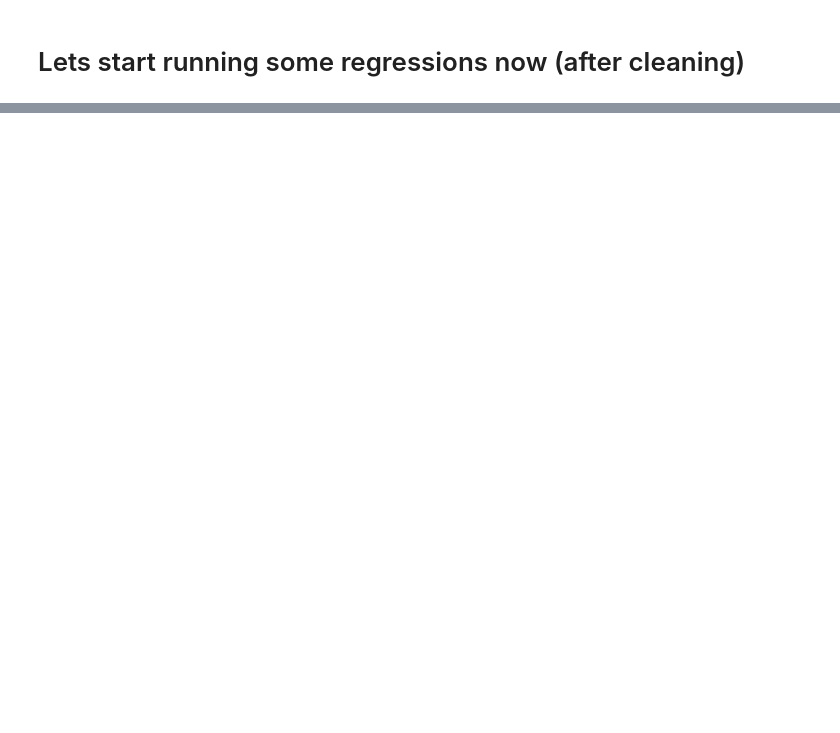
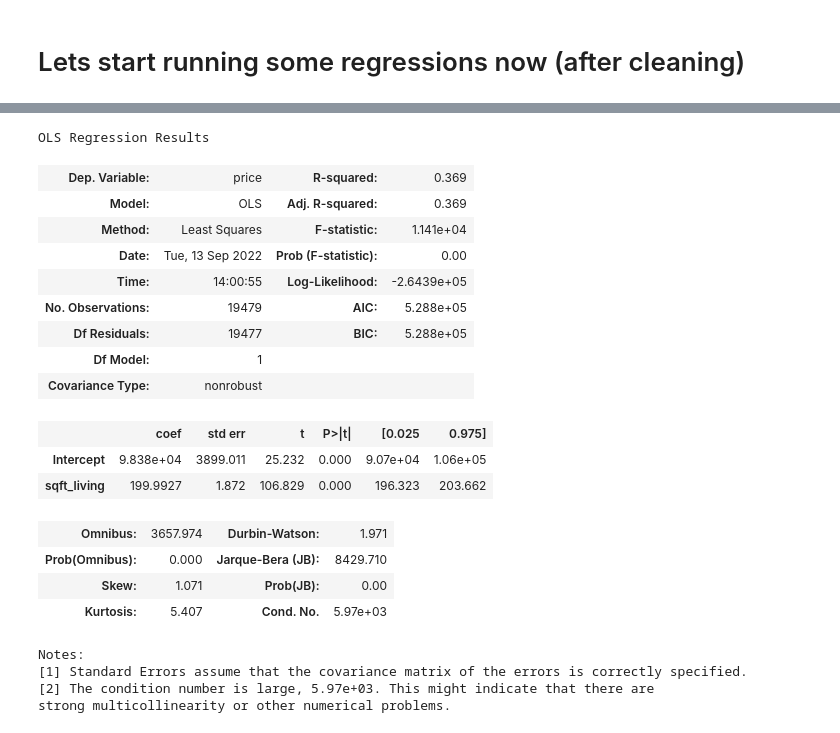
Before and after one commit to MackoyS/sarah-and-mackoy-price-modeling, a Jupyter notebook: DraftProject.ipynb, the cells around one changed output, grey strips where cells are left out. Cells and saved outputs as stored; diff of their text form; code cells hidden in the pictures; blank space fills up the shorter version.

Commit message:
finished data cleaning, now need to scale & model & visualize

```diff
--- a/DraftProject.ipynb
+++ b/DraftProject.ipynb
@@ -185,0 +277,21 @@ main_df
+# %%
+#add the no_out data back into the full clean dataframe
+
+not_out = main_df.copy()
+
+
+
+
+
+
+#drop the columns that we have cleaned for outliers
+not_out = not_out.drop(columns= ['price', 'bedrooms', 'bathrooms', 'sqft_living', 'sqft_lot', 'floors', 'sqft_above', 'sqft_living15', 'sqft_lot15', 'grade_num', 'bed_bath_ratio','mean_price'], axis=1)
+
+#add the outliers & no-outlier data frames together so that we have all our columns again
+clean_df = pd.concat([no_out, not_out], axis=1)
+
+#drop the null values (for the columns that we did not do the outlier math on )
+clean_df = clean_df.dropna()
+
+#check to make sure that we have all our columns with the same amount of data
+clean_df.info()
@@ -256,0 +394,32 @@ strong multicollinearity or other numerical problems.
+# %%
+#why did we choose swft_living; corr & how it impacts the firm
+base_formula = 'price ~ sqft_living'
+
+base_model = ols(formula=base_formula, data=clean_df).fit()
+
+base_model.summary()
+
+#talk about r-sqaured & p-value --> going to add another variable bc...
+#for each one unit increase in X, Y .....
+# %% [output]
+OLS Regression Results
+| Dep. Variable: | price | R-squared: | 0.369 |
+| Model: | OLS | Adj. R-squared: | 0.369 |
+| Method: | Least Squares | F-statistic: | 1.141e+04 |
+| Date: | Tue, 13 Sep 2022 | Prob (F-statistic): | 0.00 |
+| Time: | 14:00:55 | Log-Likelihood: | -2.6439e+05 |
+| No. Observations: | 19479 | AIC: | 5.288e+05 |
+| Df Residuals: | 19477 | BIC: | 5.288e+05 |
+| Df Model: | 1 |  |  |
+| Covariance Type: | nonrobust |  |  |
+|  | coef | std err | t | P>|t| | [0.025 | 0.975] |
+| Intercept | 9.838e+04 | 3899.011 | 25.232 | 0.000 | 9.07e+04 | 1.06e+05 |
+| sqft_living | 199.9927 | 1.872 | 106.829 | 0.000 | 196.323 | 203.662 |
+| Omnibus: | 3657.974 | Durbin-Watson: | 1.971 |
+| Prob(Omnibus): | 0.000 | Jarque-Bera (JB): | 8429.710 |
+| Skew: | 1.071 | Prob(JB): | 0.00 |
+| Kurtosis: | 5.407 | Cond. No. | 5.97e+03 |
+Notes:
+[1] Standard Errors assume that the covariance matrix of the errors is correctly specified.
+[2] The condition number is large, 5.97e+03. This might indicate that there are
+strong multicollinearity or other numerical problems.
```
Also changed, not shown: parts of 12 cells of this notebook.
